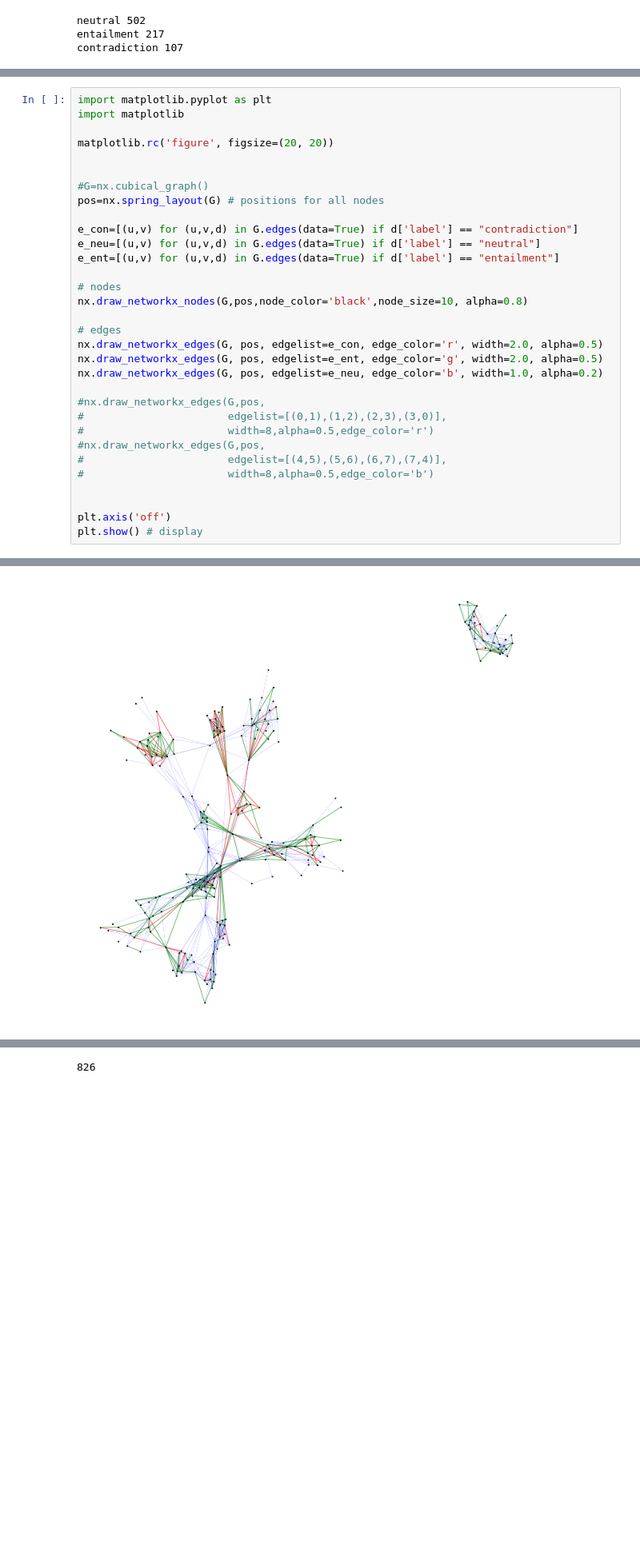
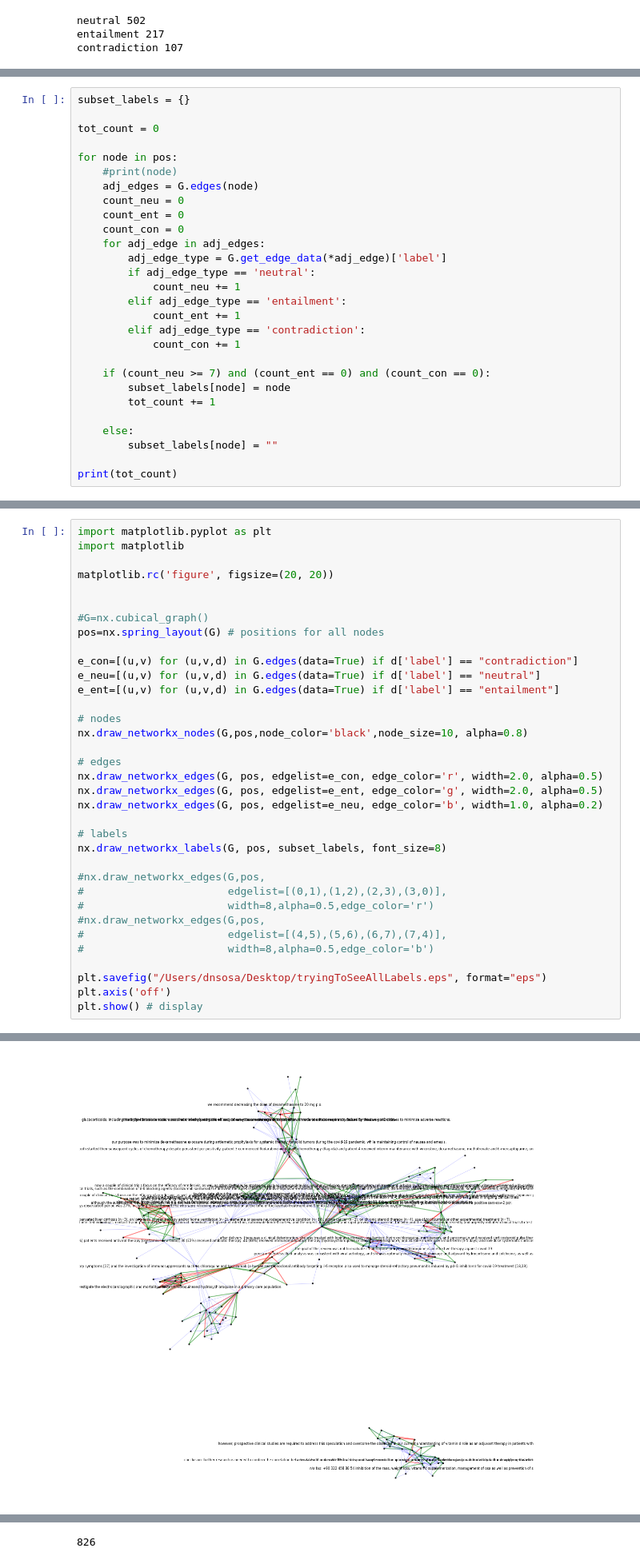
Before and after one commit to CoronaWhy/drug-lit-contradictory-claims, a Jupyter notebook: notebooks/making_roam_trainvaltest.ipynb, the cells around one changed output, grey strips where cells are left out. Shown at 80% size. Drawn from its saved outputs; the diff is of its cells as text; blank space fills up the shorter version.

```diff
--- a/notebooks/making_roam_trainvaltest.ipynb
+++ b/notebooks/making_roam_trainvaltest.ipynb
@@ -121,0 +126,28 @@ neutral 88
+# %%
+subset_labels = {}
+
+tot_count = 0
+
+for node in pos:
+    #print(node)
+    adj_edges = G.edges(node)
+    count_neu = 0
+    count_ent = 0
+    count_con = 0
+    for adj_edge in adj_edges:
+        adj_edge_type = G.get_edge_data(*adj_edge)['label']
+        if adj_edge_type == 'neutral':
+            count_neu += 1
+        elif adj_edge_type == 'entailment':
+            count_ent += 1
+        elif adj_edge_type == 'contradiction':
+            count_con += 1
+
+    if (count_neu >= 7) and (count_ent == 0) and (count_con == 0):
+        subset_labels[node] = node
+        tot_count += 1
+
+    else:
+        subset_labels[node] = ""
+
+print(tot_count)
@@ -141,6 +175,9 @@ nx.draw_networkx_edges(G, pos, edgelist=e_con, edge_color='r', width=2.0, alpha=
 nx.draw_networkx_edges(G, pos, edgelist=e_ent, edge_color='g', width=2.0, alpha=0.5)
 nx.draw_networkx_edges(G, pos, edgelist=e_neu, edge_color='b', width=1.0, alpha=0.2)
 
+# labels
+nx.draw_networkx_labels(G, pos, subset_labels, font_size=8)
+
 #nx.draw_networkx_edges(G,pos,
 #                       edgelist=[(0,1),(1,2),(2,3),(3,0)],
 #                       width=8,alpha=0.5,edge_color='r')
@@ -148,7 +185,7 @@ nx.draw_networkx_edges(G, pos, edgelist=e_neu, edge_color='b', width=1.0, alpha=
 #                       edgelist=[(4,5),(5,6),(6,7),(7,4)],
 #                       width=8,alpha=0.5,edge_color='b')
 
-
+plt.savefig("/Users/dnsosa/Desktop/tryingToSeeAllLabels.eps", format="eps")
 plt.axis('off')
 plt.show() # display
 # %% [output]
@@ -155 +209 @@ plt.show() # display
-[figure, old version]
+[figure, new version]
```
Also changed, not shown: parts of 25 cells of this notebook, 2 other files.
